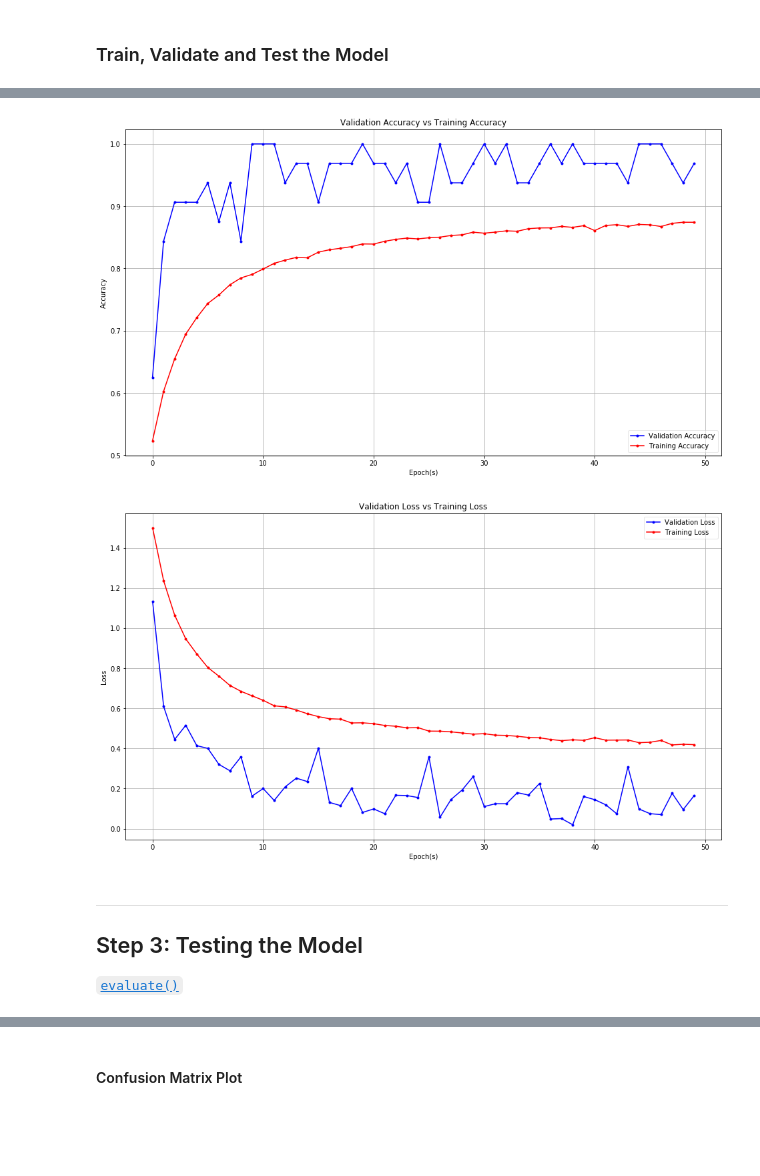
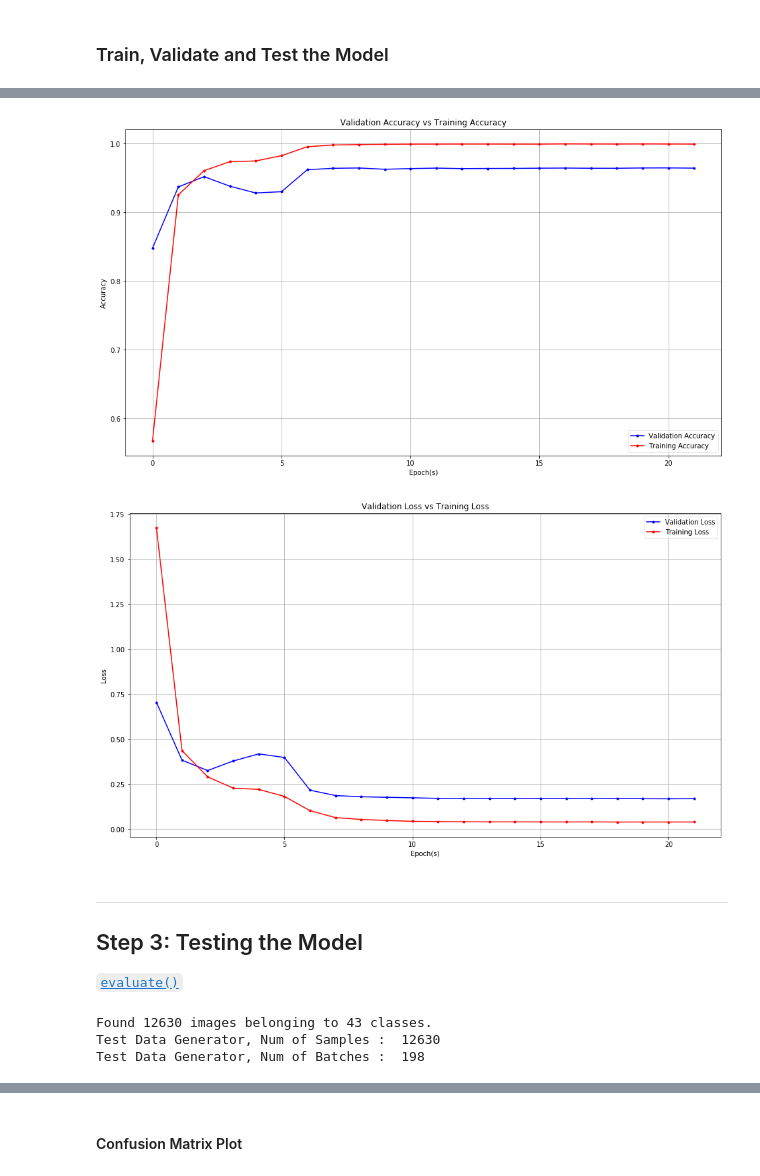
Before and after one commit to svh2811/Traffic-Sign-Recognition, a Jupyter notebook: Traffic_Sign_Classifier.ipynb, the cells around one changed output, grey strips where cells are left out. Cells and saved outputs as stored; diff of their text form; code cells hidden in the pictures; blank space fills up the shorter version.

```diff
--- a/Traffic_Sign_Classifier.ipynb
+++ b/Traffic_Sign_Classifier.ipynb
@@ -59,0 +29,16 @@ dataset = get_traffic_sign_dataset();
+# %%
+from utils import *
+
+_BATCH_SIZE = 64
+_IMG_SHAPE = (32, 32, 1)
+
+class_name_dict = get_class_name_dict()
+_NUM_CLASS = 0
+for k, v in class_name_dict.items():
+    _NUM_CLASS += 1
+    print("{:03d}, {:s}".format(k, v))
+
+print("\n\n")
+print("Number of Classes : ", _NUM_CLASS)
+print("Image data shape  : ", _IMG_SHAPE)
+print("Batch Size        : ", _BATCH_SIZE)
@@ -150,0 +193,17 @@ val_tf_ds = covert_to_tf_dataset(dataset["val"])
+# %%
+from tensorflow.keras.preprocessing.image import DirectoryIterator, ImageDataGenerator
+
+common_image_data_gen_params = dict(
+    rescale = 1./255 # Normalization
+    , samplewise_center = True # zero mean
+    , samplewise_std_normalization = True # equal variance
+    , preprocessing_function = histogram_equalize_rgb_image
+)
+
+common_dir_iter_params = dict(
+    target_size = (_IMG_SHAPE[:2]), # (height, width)
+    batch_size = _BATCH_SIZE,
+    shuffle = True,
+    data_format = "channels_last",
+    color_mode = "grayscale"
+)
@@ -224,3 +368,11 @@ model.compile(optimizer=tf.train.AdamOptimizer(3e-4),
+# %%
+from tensorflow.keras.optimizers import Adam
+
+α = 5e-3
+
+model.compile(optimizer = Adam(lr = α),
+              loss = 'categorical_crossentropy',
+              metrics = ['accuracy'])
 # %% [markdown]
 ### Train, Validate and Test the Model
 # %% [markdown]
@@ -278,23 +478,44 @@ Training history loaded from disk
 # %%
-draw_line_graphs(_EPOCHS, history['val_acc'], y1_label = "Validation Accuracy",
+draw_line_graphs(history['val_acc'], y1_label = "Validation Accuracy",
                 y2 = history['acc'], y2_label = "Training Accuracy",
                 title = "Validation Accuracy vs Training Accuracy",
                 xlabel = "Epoch(s)", ylabel = "Accuracy",
                 legend_loc = "lower right")
 # %% [output]
-[figure, old version]
+[figure, new version]
 # %%
-draw_line_graphs(_EPOCHS, history['val_loss'], y1_label = "Validation Loss",
+draw_line_graphs(history['val_loss'], y1_label = "Validation Loss",
                 y2 = history['loss'], y2_label = "Training Loss",
                 title = "Validation Loss vs Training Loss",
                 xlabel = "Epoch(s)", ylabel = "Loss",
                 legend_loc = "upper right")
 # %% [output]
-[figure, old version]
+[figure, new version]
 # %% [markdown]
 ---
 
 ## Step 3: Testing the Model
 
 [`evaluate()`](https://www.tensorflow.org/api_docs/python/tf/keras/Model#evaluate)
+# %%
+test_image_data_generator = ImageDataGenerator(
+    **common_image_data_gen_params
+)
+
+test_dir_iter_params = dict(
+    directory = test_dir,
+    image_data_generator = test_image_data_generator
+)
+
+test_gen = DirectoryIterator(
+    **test_dir_iter_params,
+    **common_dir_iter_params
+)
+
+print("Test Data Generator, Num of Samples : ", test_gen.samples)
+print("Test Data Generator, Num of Batches : ", test_gen.__len__())
+# %% [output]
+Found 12630 images belonging to 43 classes.
+Test Data Generator, Num of Samples :  12630
+Test Data Generator, Num of Batches :  198
 # %%
```
Also changed, not shown: parts of 85 cells of this notebook, 1 other file.
